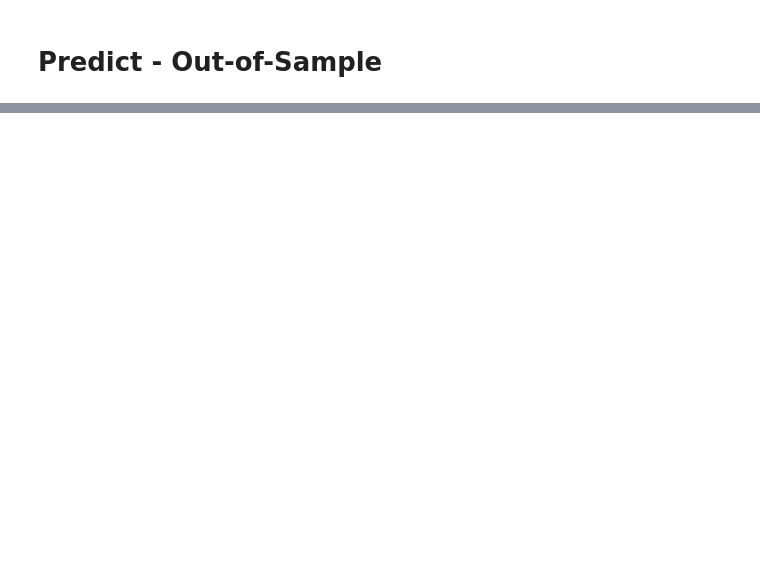
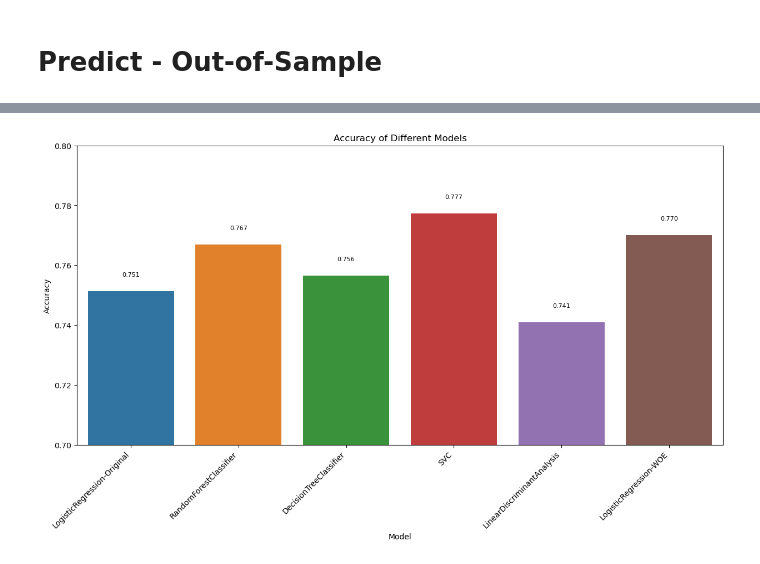
Before and after one commit to dunp7/Risk_analytics, a Jupyter notebook: model.ipynb, the cells around one changed output, grey strips where cells are left out. Drawn from its saved outputs; the diff is of its cells as text; code cells hidden in the pictures; blank space fills up the shorter version.

```diff
--- a/model.ipynb
+++ b/model.ipynb
@@ -218,0 +247,18 @@ me.plot_roc_curve()
+# %%
+data1 = pd.read_csv('processed_data\data_lab+one.csv', index_col= 0)
+data1 = selectkbest(data1.drop(columns='Target'), data1['Target'], 0.8)
+X_train,X_test,y_train,y_test = split_train_test(data1, 'Target', 0.2)
+
+
+for model in final_models:
+    pipe_line = Pipeline([
+    ('scaler', StandardScaler()),
+    ('classifier', model)
+    ])
+    pod = prediction_result(pipe_line, X_train,X_test,y_train,y_test)
+    me = ModelEvaluation(pod)
+    cm, acc, precision, recall, f1_score = me.compute_conf_mat()
+    auc,gini = me.compute_auc_gini()
+    result = [model,acc,precision,recall,f1_score,auc,gini]
+    results.append(result)
+    mes.append(me)
@@ -218,0 +287,7 @@ me.plot_roc_curve()
+# %%
+pd_results = pd.DataFrame(results,columns= ['Model','Accuracy','Precision','Recall','F1_Score','AUC','GINI'])
+pd_results['Model'] = pd_results['Model'].astype(str)
+pd_results['Model'] = pd_results['Model'].str.extract('^\(?(\w*)\(')
+pd_results.iloc[0,0] = 'LogisticRegression-Original'
+pd_results.iloc[5,0] = 'LogisticRegression-WOE'
+pd_results
@@ -218,0 +302,19 @@ me.plot_roc_curve()
+# %%
+plt.figure(figsize=(15,7))
+sns.barplot(x='Model', y='Accuracy', data=pd_results)
+plt.xticks(rotation=45, ha='right')
+plt.xlabel('Model')
+plt.ylabel('Accuracy')
+plt.title('Accuracy of Different Models')
+
+# Set y-axis ticks starting from 0.7
+plt.gca().set_ylim([0.7, 0.8])
+
+# Add annotations for accuracy values
+for index, row in pd_results.iterrows():
+    plt.text(index, row['Accuracy'] + 0.005, f"{row['Accuracy']:.3f}", color='black',
+             ha="center", fontsize=8)
+
+plt.show()
+# %% [output]
+[figure, added]
```
Also changed, not shown: parts of 14 cells of this notebook, 1 other file.
